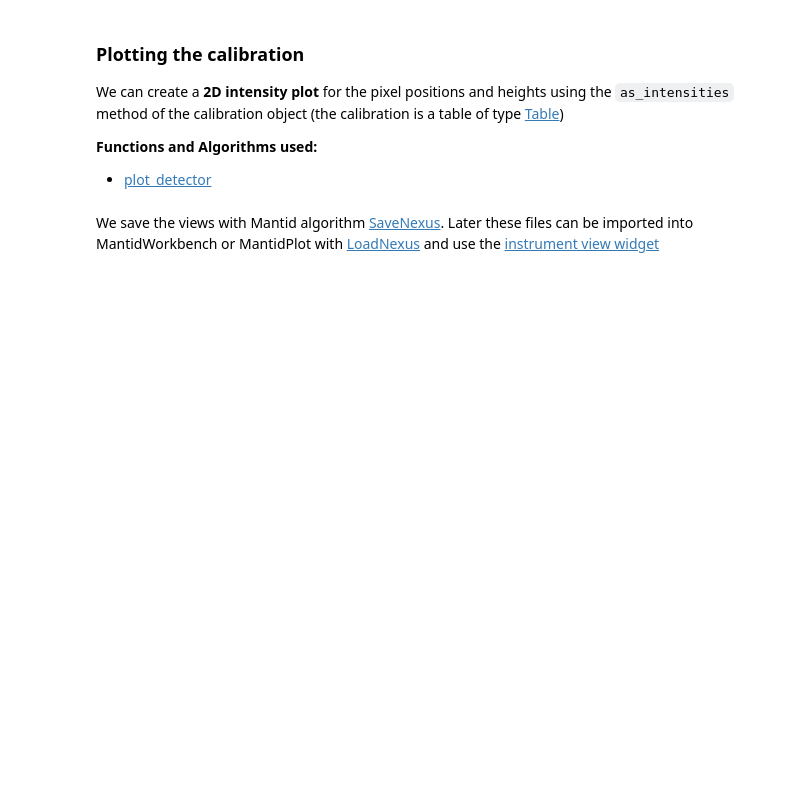
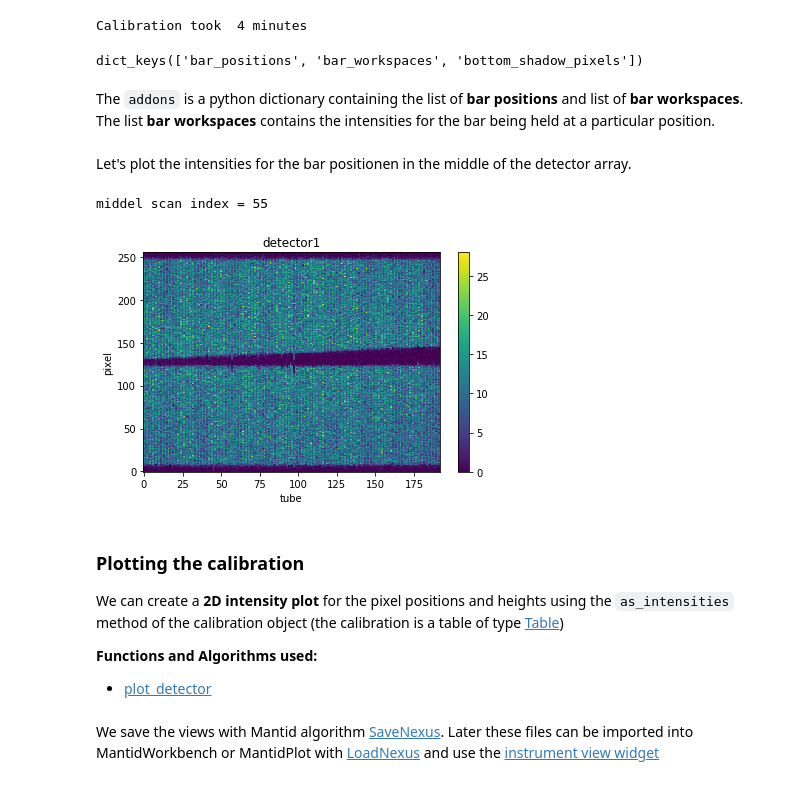
Before and after one commit to neutrons/drtsans, a Jupyter notebook: notebooks/barscan/barscan.ipynb, the cells around one changed output. Cells and saved outputs as stored; diff of their text form; code cells hidden in the pictures; blank space fills up the shorter version.

Commit message:
Refs #395 notebook for biosans wing detector
Signed-off-by: Jose Borreguero <borreguero@gmail.com>

Former-commit-id: b14fa638cec09ac2d29dbb06a9fc3c45ba48ab98

```diff
--- a/notebooks/barscan/barscan.ipynb
+++ b/notebooks/barscan/barscan.ipynb
@@ -4,3 +1,14 @@ import time
+# %%
+import sys
+sys.path.append('/home/jbq/repositories/sans-backend/sans-backend2')
+import time
+import os
+data_dir = '/HFIR/CG2/shared/sans-backend/data/new/ornl/sans/hfir/gpsans/pixel_calibration'
+# %%
+# "plot_workspace" is a utility function, which we will use a couple of times
+from drtsans.plots import plot_detector
+def plot_workspace(input_workspace, axes_mode='tube-pixel'):
+    return plot_detector(input_workspace, backend='mpl',axes_mode=axes_mode, imshow_kwargs={})
 # %% [markdown]
 <h3>Barscan calculation</h3>
 
@@ -16,10 +26,29 @@ Here we show metadata "dcal_Readback", containing the positions of the bar as a
 **Note:** Calculating the calibration takes in between 1 and five minutes. Although it's slow, new calibrations are supposed to happen not more than once or twice per cycle.
 # %%
 from drtsans.pixel_calibration import calculate_barscan_calibration
-barscan_file = '/SNS/EQSANS/shared/sans-backend/data/new/ornl/sans/hfir/gpsans/pixel_calibration/CG2_7465.nxs.h5'
+barscan_file = os.path.join(data_dir, 'CG2_7465.nxs.h5')
 start_time = time.time()
-calibration = calculate_barscan_calibration(barscan_file)  # calibration for detector array 'detector1'
+calibration, addons = calculate_barscan_calibration(barscan_file, inspect_data=True)  # calibration for array 'detector1'
 print('Calibration took ', int((time.time() - start_time) / 60), 'minutes')
+# %% [output]
+Calibration took  4 minutes
+# %%
+print(addons.keys())
+# %% [output]
+dict_keys(['bar_positions', 'bar_workspaces', 'bottom_shadow_pixels'])
+# %% [markdown]
+The `addons` is a python dictionary containing the list of **bar positions** and list of **bar workspaces**. The list **bar workspaces** contains the intensities for the bar being held at a particular position.
+# %% [markdown]
+Let's plot the intensities for the bar positionen in the middle of the detector array.
+# %%
+number_of_scans = len(addons['bar_positions'])
+middle_scan_index = int(number_of_scans / 2)
+print('middel scan index =', middle_scan_index)
+middle_workspace = addons['bar_workspaces'][middle_scan_index]
+plot_workspace(middle_workspace)
+# %% [output]
+middel scan index = 55
+[figure, added]
 # %% [markdown]
 <h3>Plotting the calibration</h3>
 
```
Also changed, not shown: parts of 13 cells of this notebook.
